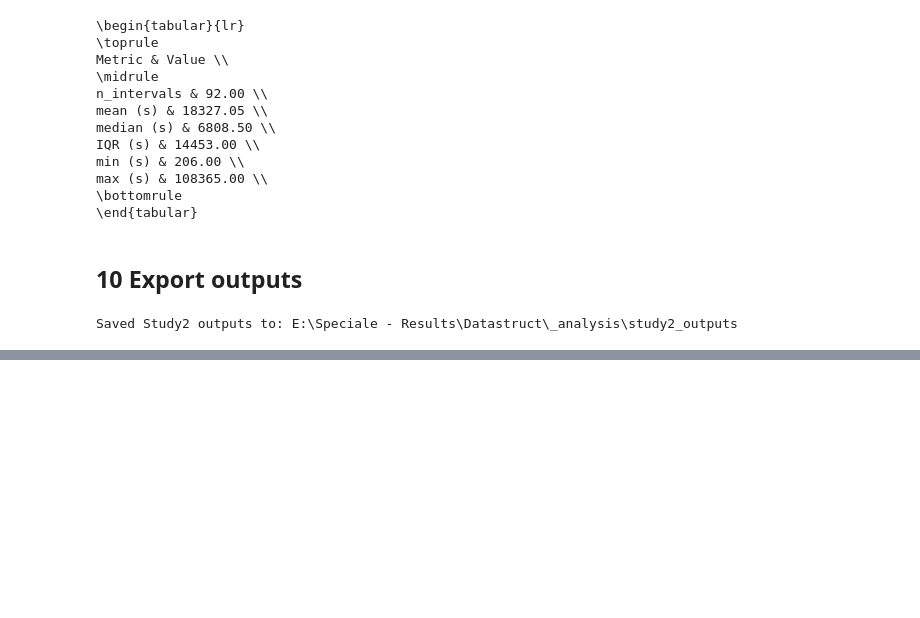
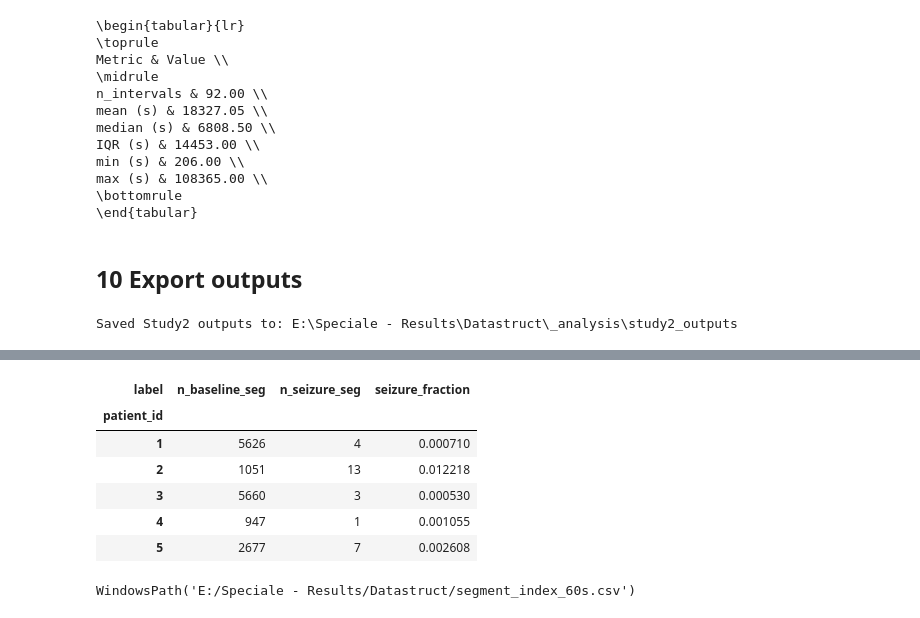
Before and after one commit to AU668208/Epilepsy_MasterThesis, a Jupyter notebook: Study2.ipynb, the cells around one changed output, grey strips where cells are left out. Drawn from its saved outputs; the diff is of its cells as text; code cells hidden in the pictures; blank space fills up the shorter version.

```diff
--- a/Study2.ipynb
+++ b/Study2.ipynb
@@ -283,0 +323,10 @@ Saved Study2 outputs to: E:\Speciale - Results\Datastruct\_analysis\study2_outpu
+# %%
+seg_per_patient = (
+    df_seg
+    .groupby(["patient_id", "label"])["segment_id"]
+    .count()
+    .unstack(fill_value=0)
+    .rename(columns={"baseline": "n_baseline_seg", "seizure": "n_seizure_seg"})
+)
+
+seg_per_patient.head()
@@ -283,0 +341,20 @@ Saved Study2 outputs to: E:\Speciale - Results\Datastruct\_analysis\study2_outpu
+# %%
+seg_per_patient["seizure_fraction"] = (
+    seg_per_patient["n_seizure_seg"] /
+    (seg_per_patient["n_baseline_seg"] + seg_per_patient["n_seizure_seg"])
+)
+seg_per_patient.head()
+# %% [output]
+| label | n_baseline_seg | n_seizure_seg | seizure_fraction |
+| patient_id |  |  |  |
+| 1 | 5626 | 4 | 0.000710 |
+| 2 | 1051 | 13 | 0.012218 |
+| 3 | 5660 | 3 | 0.000530 |
+| 4 | 947 | 1 | 0.001055 |
+| 5 | 2677 | 7 | 0.002608 |
+# %%
+SEG_OUT = OUT_DIR / f"segment_index_{SEG_WIN_S}s.csv"
+df_seg.to_csv(SEG_OUT, index=False)
+SEG_OUT
+# %% [output]
+WindowsPath('E:/Speciale - Results/Datastruct/segment_index_60s.csv')
```
Also changed, not shown: parts of 8 cells of this notebook, 3 other files.
